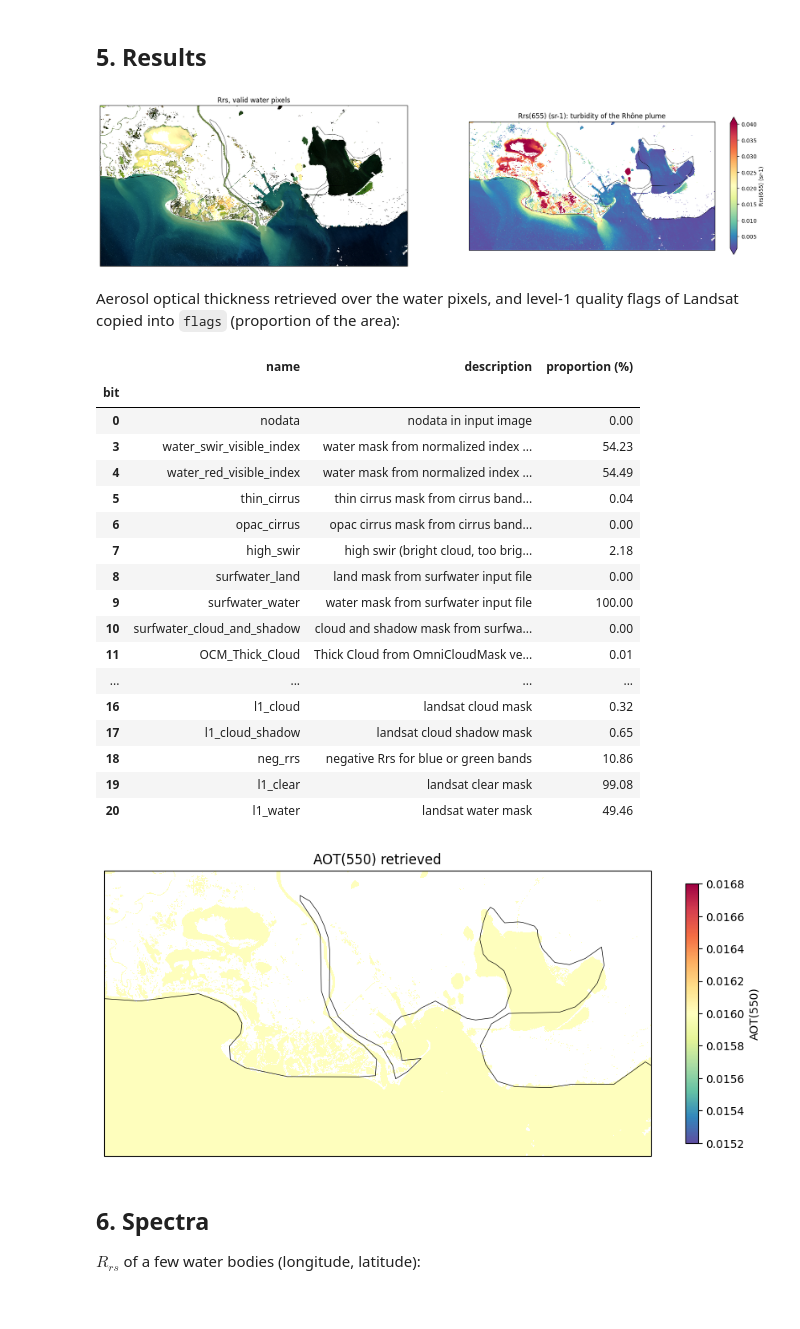
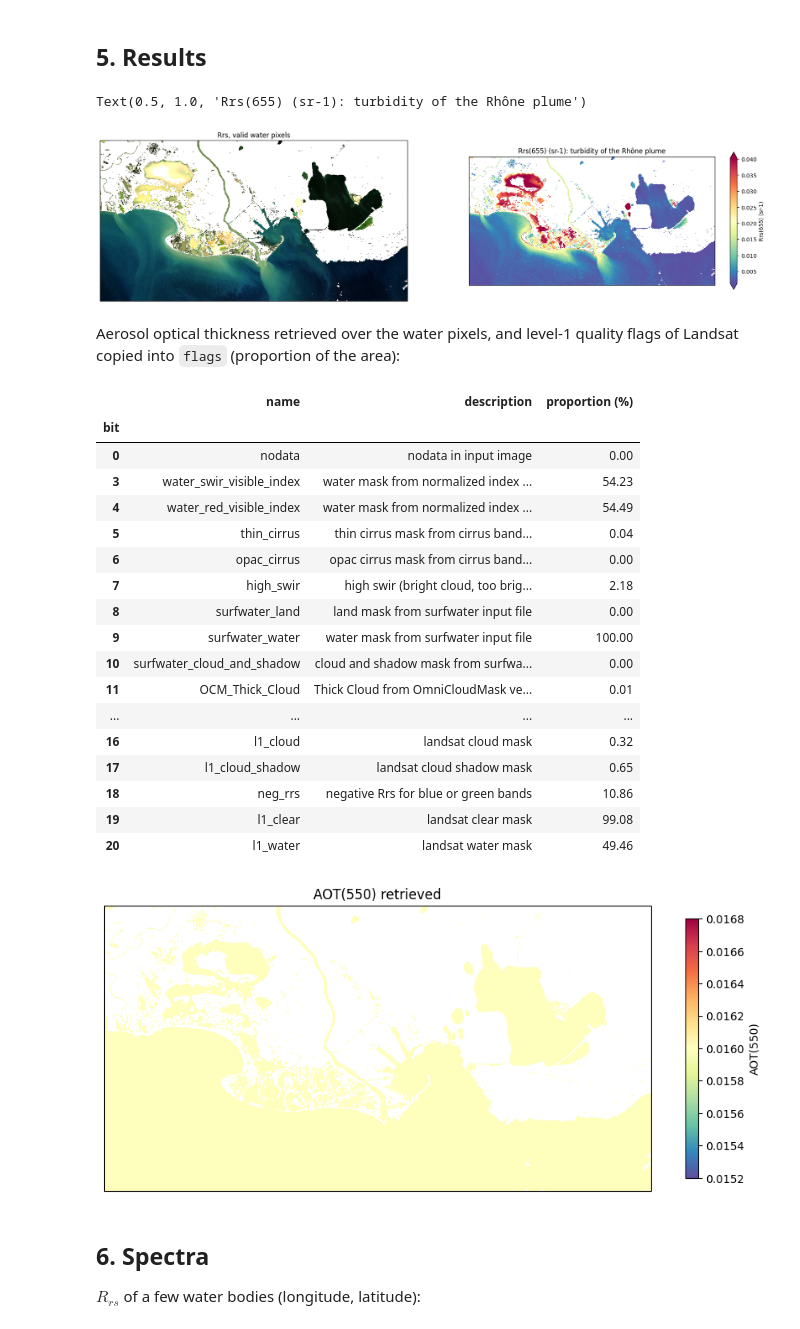
Before and after one commit to Tristanovsk/grs, a Jupyter notebook: docs/source/examples/landsat/grs_landsat_processing.ipynb, the cells around one changed output. Cells and saved outputs as stored; diff of their text form; code cells hidden in the pictures.

Commit message:
docs: remove coastlines from the tutorial maps and rerun the tutorials
Rerun the Sentinel-2 (processing, xarray, grstbx) and Landsat tutorials
with the fixes of the NaN bands and edges.

```diff
--- a/docs/source/examples/landsat/grs_landsat_processing.ipynb
+++ b/docs/source/examples/landsat/grs_landsat_processing.ipynb
@@ -162,10 +161,9 @@ axs[0].set_title('Rrs, valid water pixels')
 l2a.Rrs.sel(wl=655, method='nearest').where(water).plot.imshow(
     ax=axs[1], transform=proj, cmap='Spectral_r', robust=True, cbar_kwargs={'shrink': 0.5, 'label': 'Rrs(655) (sr-1)'})
 axs[1].set_title('Rrs(655) (sr-1): turbidity of the Rhône plume')
-for ax in axs:
-    ax.coastlines('10m', linewidth=0.5)
 # %% [output]
+Text(0.5, 1.0, 'Rrs(655) (sr-1): turbidity of the Rhône plume')
-[figure, old version]
+[figure, new version]
 # %% [markdown]
 Aerosol optical thickness retrieved over the water pixels, and level-1 quality flags of Landsat
 copied into `flags` (proportion of the area):
@@ -174,35 +172,34 @@ flags = l2a.flags.load()
 names = list(flags.attrs['flag_names'])
 stats = pd.DataFrame({'name': names, 'description': flags.attrs['flag_descriptions']})
 stats['proportion (%)'] = [float(((flags & (1 << bit)) > 0).mean()) * 100 for bit in range(len(names))]
 stats = stats[stats.name != 'None']
 stats.index.name = 'bit'
 
 fig, ax = plt.subplots(figsize=(11, 7), subplot_kw={'projection': proj})
 l2a.aot550.where(water).plot.imshow(ax=ax, transform=proj, cmap='Spectral_r', robust=True,
                                     cbar_kwargs={'shrink': 0.6, 'label': 'AOT(550)'})
-ax.coastlines('10m', linewidth=0.5)
 ax.set_title('AOT(550) retrieved')
 stats.round(2)
 # %% [output]
 |  | name | description | proportion (%) |
 | bit |  |  |  |
 | 0 | nodata | nodata in input image | 0.00 |
 | 3 | water_swir_visible_index | water mask from normalized index ... | 54.23 |
 | 4 | water_red_visible_index | water mask from normalized index ... | 54.49 |
 | 5 | thin_cirrus | thin cirrus mask from cirrus band... | 0.04 |
 | 6 | opac_cirrus | opac cirrus mask from cirrus band... | 0.00 |
 | 7 | high_swir | high swir (bright cloud, too brig... | 2.18 |
 | 8 | surfwater_land | land mask from surfwater input file | 0.00 |
 | 9 | surfwater_water | water mask from surfwater input file | 100.00 |
 | 10 | surfwater_cloud_and_shadow | cloud and shadow mask from surfwa... | 0.00 |
 | 11 | OCM_Thick_Cloud | Thick Cloud from OmniCloudMask ve... | 0.01 |
 | ... | ... | ... | ... |
 | 16 | l1_cloud | landsat cloud mask | 0.32 |
 | 17 | l1_cloud_shadow | landsat cloud shadow mask | 0.65 |
 | 18 | neg_rrs | negative Rrs for blue or green bands | 10.86 |
 | 19 | l1_clear | landsat clear mask | 99.08 |
 | 20 | l1_water | landsat water mask | 49.46 |
-[figure, old version]
+[figure, new version]
 # %% [markdown]
 ## 6. Spectra
 
```
Also changed, not shown: parts of 2 cells of this notebook, 3 other files.
